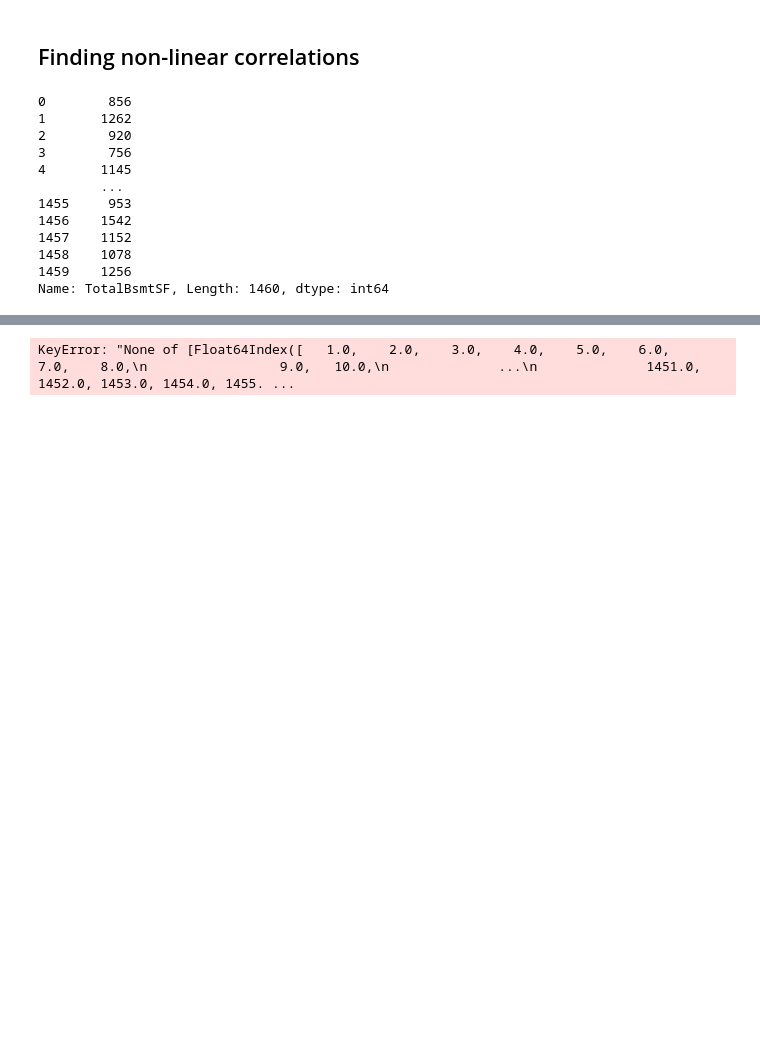
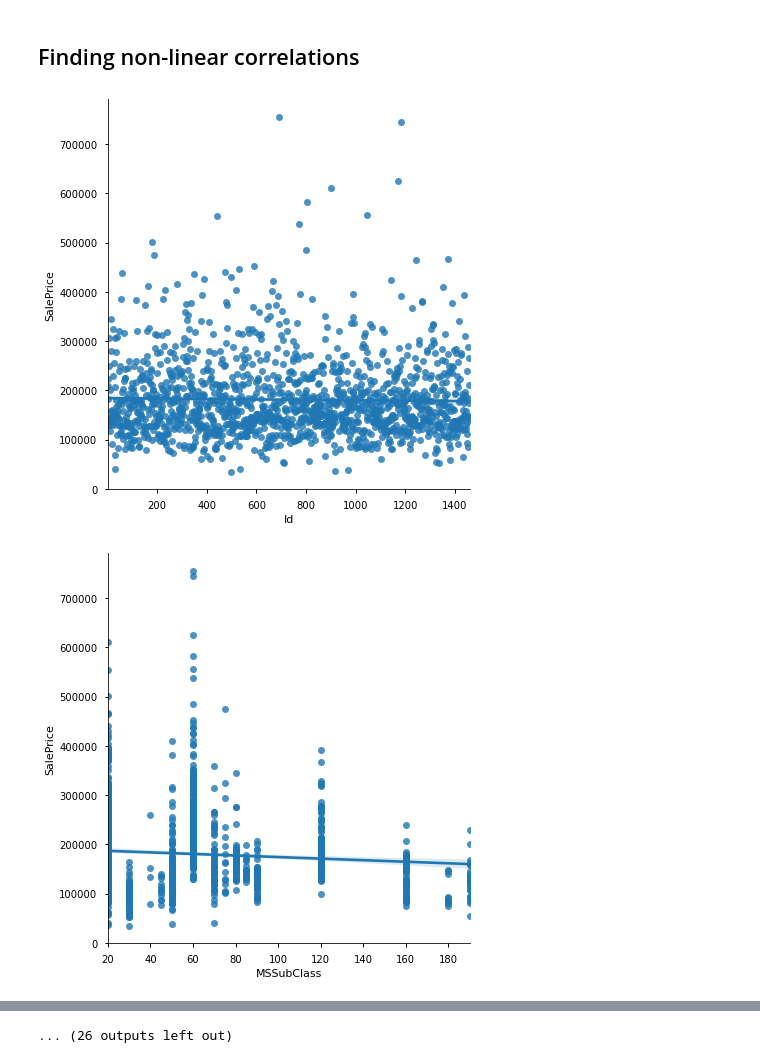
Before and after one commit to Armenian-Data-Science-Community/house-price-prediction, a Jupyter notebook: movsisyan/movsisyan.ipynb, the cells around one changed output, grey strips where cells are left out. Saved outputs shown, nothing was run; the diff lists cells and outputs as text; code cells hidden in the pictures; blank space fills up the shorter version.

Commit message:
📊 Plots on Remodeling, Garage

```diff
--- a/movsisyan/movsisyan.ipynb
+++ b/movsisyan/movsisyan.ipynb
@@ -229,22 +217,9 @@ sns.heatmap(corr_matrix, mask=mask, cmap=cmap, vmax=.3, center=0,
 [figure]
 # %% [markdown]
 ## Finding non-linear correlations
-# %%
-numerical_df[numerical_df.columns[12]]
-# %% [output]
-0        856
-1       1262
-2        920
-3        756
-4       1145
-        ...
-1455     953
-1456    1542
-1457    1152
-1458    1078
-1459    1256
-Name: TotalBsmtSF, Length: 1460, dtype: int64
 # %%
 for ncol in range(len(numerical_df.columns)):
-    sns.lmplot(data=numerical_df, x = numerical_df.columns[ncol], y = "SalePrice", height=5)
+    sns.lmplot(data=numerical_df, x = numerical_df.columns[ncol], y = "SalePrice", height=6)
 # %% [output]
+[figure, added]
+[figure, added]
@@ -251 +236 @@ for ncol in range(len(numerical_df.columns)):
-KeyError: "None of [Float64Index([   1.0,    2.0,    3.0,    4.0,    5.0,    6.0,    7.0,    8.0,\n                 9.0,   10.0,\n              ...\n              1451.0, 1452.0, 1453.0, 1454.0, 1455. ...
+... (26 outputs left out)
```
Also changed, not shown: parts of 5 cells of this notebook.
